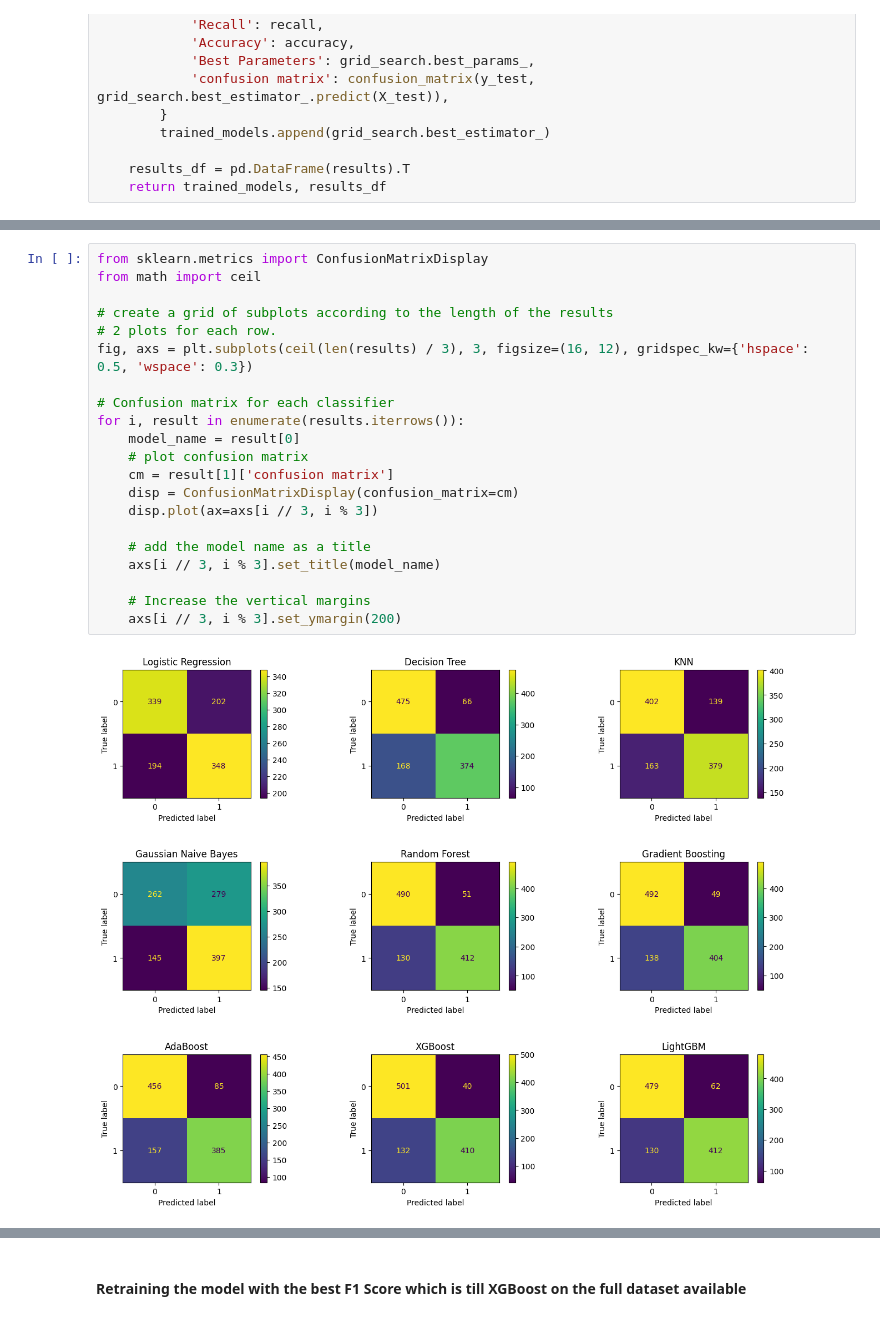
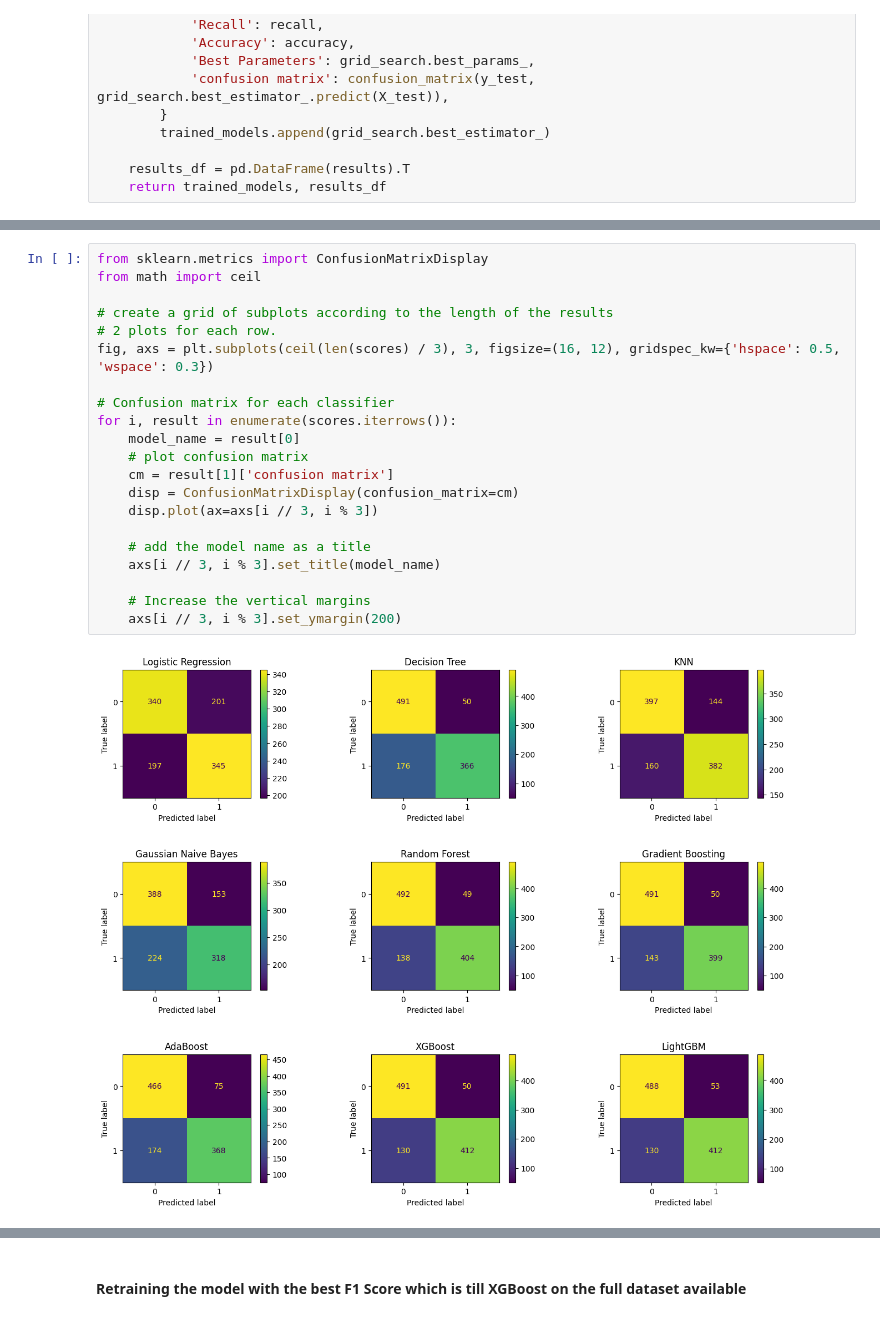
Before and after one commit to AndroZa0812/NayaProject4, a Jupyter notebook: pipeline_with_oversampling.ipynb, the cells around one changed output, grey strips where cells are left out. Saved outputs shown, nothing was run; the diff lists cells and outputs as text.

```diff
--- a/pipeline_with_oversampling.ipynb
+++ b/pipeline_with_oversampling.ipynb
@@ -278,25 +278,25 @@ to_plot.style.highlight_max(color = 'darkgreen', axis = 0)
 # %%
 from sklearn.metrics import ConfusionMatrixDisplay
 from math import ceil
 
 # create a grid of subplots according to the length of the results
 # 2 plots for each row.
-fig, axs = plt.subplots(ceil(len(results) / 3), 3, figsize=(16, 12), gridspec_kw={'hspace': 0.5, 'wspace': 0.3})
+fig, axs = plt.subplots(ceil(len(scores) / 3), 3, figsize=(16, 12), gridspec_kw={'hspace': 0.5, 'wspace': 0.3})
 
 # Confusion matrix for each classifier
-for i, result in enumerate(results.iterrows()):
+for i, result in enumerate(scores.iterrows()):
     model_name = result[0]
     # plot confusion matrix
     cm = result[1]['confusion matrix']
     disp = ConfusionMatrixDisplay(confusion_matrix=cm)
     disp.plot(ax=axs[i // 3, i % 3])
 
     # add the model name as a title
     axs[i // 3, i % 3].set_title(model_name)
 
     # Increase the vertical margins
     axs[i // 3, i % 3].set_ymargin(200)
 # %% [output]
-[figure, old version]
+[figure, new version]
 # %%
 from pprint import pprint
```
Also changed, not shown: parts of 11 cells of this notebook, 2 other files.
